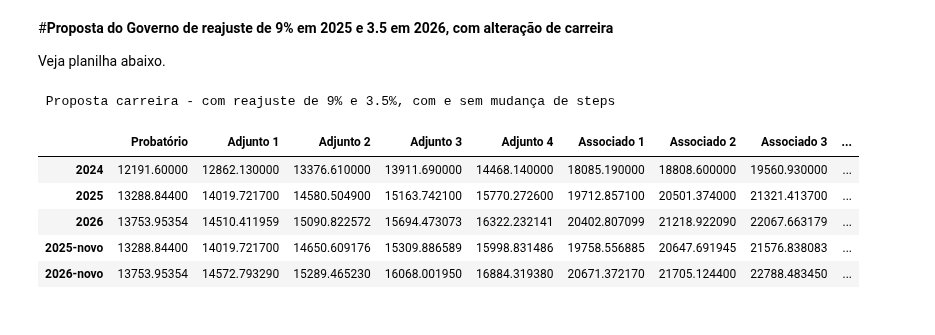
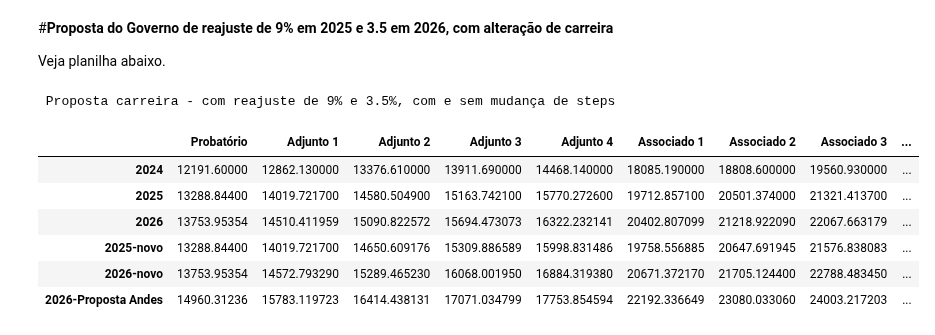
Before and after one commit to j-claudinei-f/j-claudinei-f, a Jupyter notebook: Carreira_Docente.ipynb, the cells around one changed output. Cells and saved outputs as stored; diff of their text form; code cells hidden in the pictures.

```diff
--- a/Carreira_Docente.ipynb
+++ b/Carreira_Docente.ipynb
@@ -45,6 +45,7 @@ Veja planilha abaixo.
 # %%
 import numpy as np
 salarioatual=np.array([12191.60,12862.13,13376.61,13911.69,14468.14,18085.19,8748.19+10060.41,19560.93,20343.37,22377.72])
+salarioatualAndes=np.array([12191.60,12862.13,13376.61,13911.69,14468.14,18085.19,8748.19+10060.41,19560.93,20343.37,22377.72])*(1+22.71/100)
 
 Salario2025=salarioatual*(1+9/100)
 Salario2026=salarioatual*(1+9/100)*(1+3.5/100)
@@ -68,17 +69,18 @@ Salario2025novapropsta.append(p) #Associado 4
 Salario2025novapropsta.append(salarioatual[9]*(1+9/100)) #Titular
 
 Salario2026novapropsta=salarioatual*np.array([(1+9/100)*(1+3.5/100),1+13.3/100,1+14.3/100,1+15.5/100,1+16.7/100,1+14.3/100,1+15.4/100,1+16.5/100,1+17.6/100,1+17.61/100])
-Proposta=[salarioatual,Salario2025,Salario2026,Salario2025novapropsta,Salario2026novapropsta]
+Proposta=[salarioatual,Salario2025,Salario2026,Salario2025novapropsta,Salario2026novapropsta,salarioatualAndes]
 # %%
-df=pd.DataFrame(Proposta,index=[2024,2025,2026,'2025-novo','2026-novo'],columns=['Probatório','Adjunto 1','Adjunto 2','Adjunto 3','Adjunto 4','Associado 1','Associado 2','Associado 3','Associado 4','Titular'])
+df=pd.DataFrame(Proposta,index=[2024,2025,2026,'2025-novo','2026-novo','2026-Proposta Andes'],columns=['Probatório','Adjunto 1','Adjunto 2','Adjunto 3','Adjunto 4','Associado 1','Associado 2','Associado 3','Associado 4','Titular'])
 
 print(' Proposta carreira - com reajuste de 9% e 3.5%, com e sem mudança de steps')
 df
 # %% [output]
  Proposta carreira - com reajuste de 9% e 3.5%, com e sem mudança de steps
 |  | Probatório | Adjunto 1 | Adjunto 2 | Adjunto 3 | Adjunto 4 | Associado 1 | Associado 2 | Associado 3 | ... |
 | 2024 | 12191.60000 | 12862.130000 | 13376.610000 | 13911.690000 | 14468.140000 | 18085.190000 | 18808.600000 | 19560.930000 | ... |
 | 2025 | 13288.84400 | 14019.721700 | 14580.504900 | 15163.742100 | 15770.272600 | 19712.857100 | 20501.374000 | 21321.413700 | ... |
 | 2026 | 13753.95354 | 14510.411959 | 15090.822572 | 15694.473073 | 16322.232141 | 20402.807099 | 21218.922090 | 22067.663179 | ... |
 | 2025-novo | 13288.84400 | 14019.721700 | 14650.609176 | 15309.886589 | 15998.831486 | 19758.556885 | 20647.691945 | 21576.838083 | ... |
 | 2026-novo | 13753.95354 | 14572.793290 | 15289.465230 | 16068.001950 | 16884.319380 | 20671.372170 | 21705.124400 | 22788.483450 | ... |
+| 2026-Proposta Andes | 14960.31236 | 15783.119723 | 16414.438131 | 17071.034799 | 17753.854594 | 22192.336649 | 23080.033060 | 24003.217203 | ... |
```
